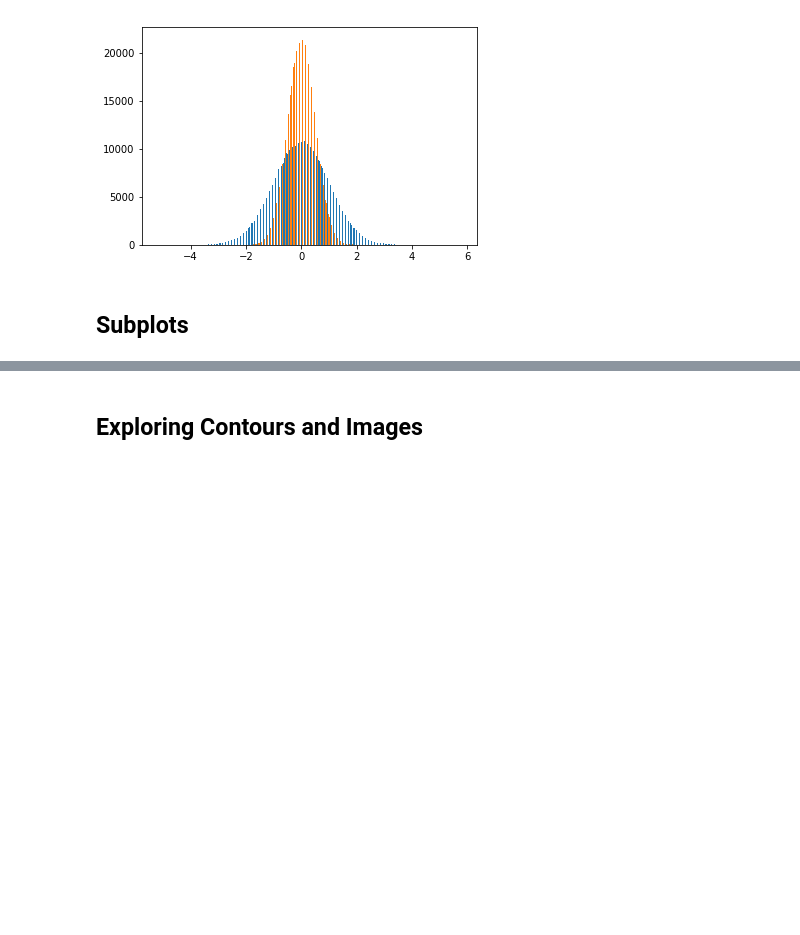
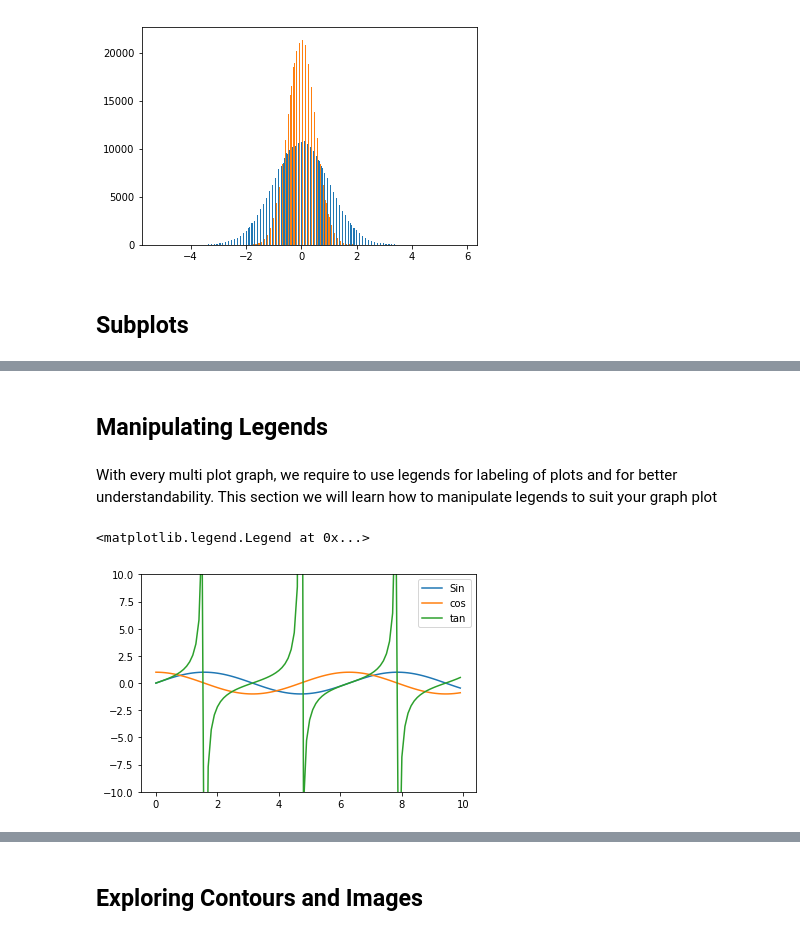
Before and after one commit to ambujbhatnagar/Learning-Pandas, a Jupyter notebook: Data_Visulaization.ipynb, the cells around one changed output, grey strips where cells are left out. Drawn from its saved outputs; the diff is of its cells as text; code cells hidden in the pictures; blank space fills up the shorter version.

```diff
--- a/Data_Visulaization.ipynb
+++ b/Data_Visulaization.ipynb
@@ -371,0 +418,13 @@ plt.hist((rand, 0.5 * rand) , bins = 'auto');
+# %% [markdown]
+## Manipulating Legends
+# %% [markdown]
+With every multi plot graph, we require to use legends for labeling of plots and for better understandability. This section we will learn how to manipulate legends to suit your graph plot
+# %%
+plt.plot(nums, np.sin(nums), label = 'Sin')
+plt.plot(nums, np.cos(nums), label = 'cos')
+plt.plot(nums, np.tan(nums), label = 'tan')
+plt.ylim(-10,+10)
+plt.legend()
+# %% [output]
+<matplotlib.legend.Legend at 0x...>
+[figure, added]
```
Also changed, not shown: parts of 12 cells of this notebook.
